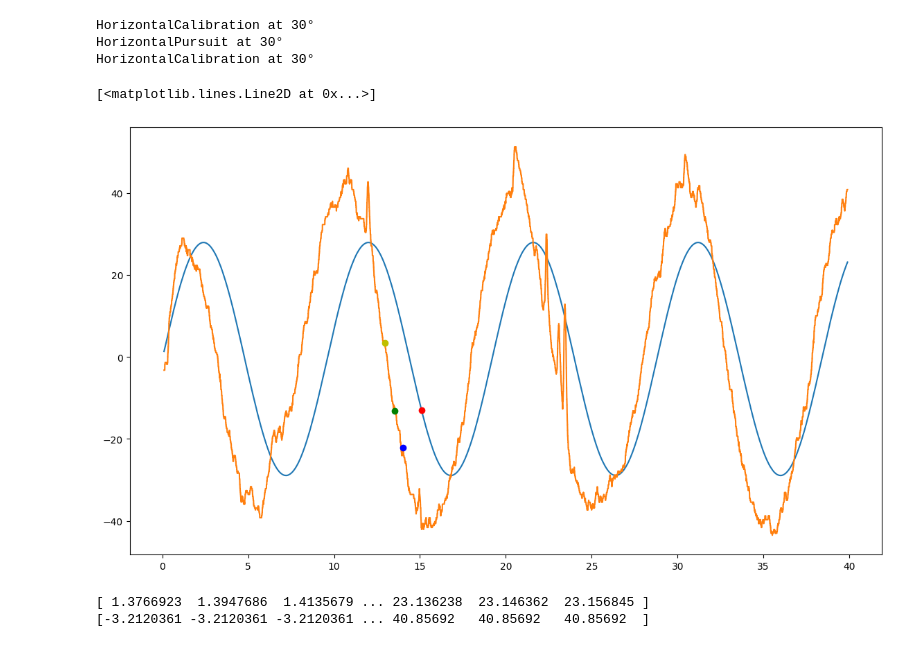
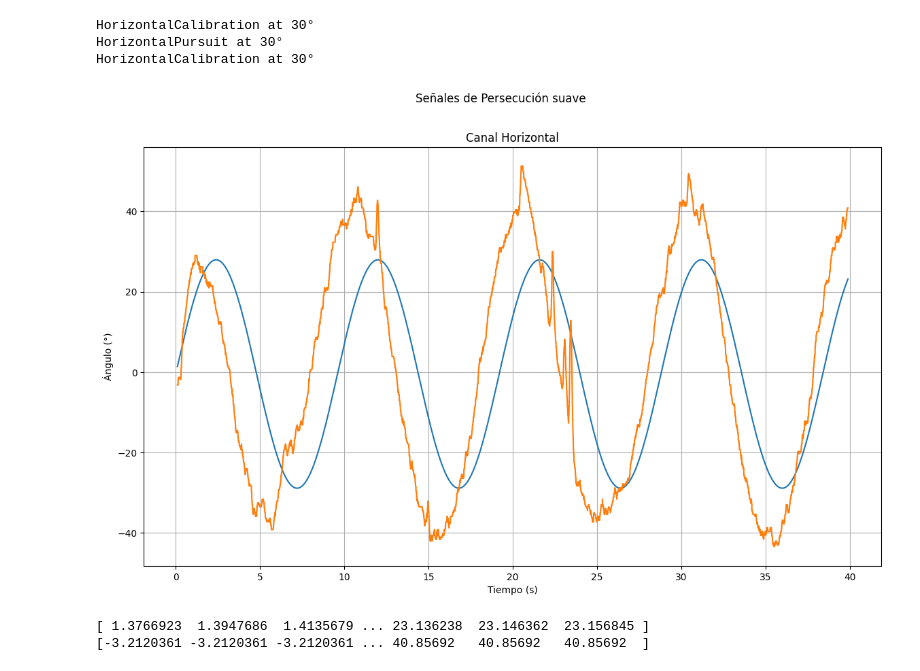
Before and after one commit to idertator/openeog, a Jupyter notebook: notebooks/PruebaBiomarcadores.ipynb, the cells around one changed output. Saved outputs shown, nothing was run; the diff lists cells and outputs as text; code cells hidden in the pictures.

Commit message:
new status pursuit biomarkers

```diff
--- a/notebooks/PruebaBiomarcadores.ipynb
+++ b/notebooks/PruebaBiomarcadores.ipynb
@@ -45,41 +45,53 @@ time = np.arange(samples)/1000.0
 #plt.subplot(111)
 #plt.title("señal horizontal")
 #plt.plot(time, hor_p)
 #plt.plot(time, stimuli_p)
 
 remove = 100
 
+hor_raw = pursuit.hor_channel_raw
+stim_raw = pursuit.hor_stimuli_raw
+
+
 hor_p = pursuit.hor_channel.copy()[remove:-remove] *-1
 amplitude = hor_p.max()-hor_p.min()
 #amplitude
 
 time = time[remove:-remove]
 
 stimuli_p = pursuit.hor_stimuli.copy()[remove:-remove]
 stimuli_p -= stimuli_p.mean()
 stimuli_p *= (amplitude*2)
 
+plt.suptitle("Señales de Persecución suave")
+
+plt.title("Canal Horizontal")
 plt.plot(time, stimuli_p)
 plt.plot(time, hor_p)
+plt.ylabel("Ángulo (°)")
+plt.xlabel("Tiempo (s)")
+plt.grid()
+
 #plt.xlim(0, 6)
-plt.plot(time[5000], stimuli_p[5000]) #, 'ro', label='punto stimuli')
-plt.plot(time[3300], hor_p[3300]) #, 'bo', label='punto horizontal')
+#plt.plot(time[5000], stimuli_p[5000]) #, 'ro', label='punto stimuli')
+#plt.plot(time[3300], hor_p[3300]) #, 'bo', label='punto horizontal')
 #plt.legend()
 
 
-plt.plot(time[15000], stimuli_p[15000], 'ro', label='punto stimuli')
-plt.plot(time[13925], hor_p[13925], 'bo', label='punto horizontal')
-plt.plot(time[12850], hor_p[12850], 'yo', label='punto horizontal')
-plt.plot(time[13411], hor_p[13411], 'go', label='punto horizontal')
+#plt.plot(time[15000], stimuli_p[15000], 'ro', label='punto stimuli')
+#plt.plot(time[13925], hor_p[13925], 'bo', label='punto horizontal')
+#plt.plot(time[12850], hor_p[12850], 'yo', label='punto horizontal')
+#plt.plot(time[13411], hor_p[13411], 'go', label='punto horizontal')
 
 #plt.plot(time[16500], stimuli_p[16500], 'ro', label='punto stimuli')
 #plt.plot(time[15000], hor_p[15000], 'bo', label='punto horizontal')
 
 #plt.plot(time[0], stimuli_p[0], 'ro', label='punto stimuli')
 #plt.plot(time[0], hor_p[0], 'bo', label='punto horizontal')
+
+#plt.savefig("señalInit.png")
 # %% [output]
-[<matplotlib.lines.Line2D at 0x...>]
-[figure, old version]
+[figure, new version]
 # %%
 print(stimuli_p)
 print(hor_p)
```
Also changed, not shown: parts of 13 cells of this notebook.
